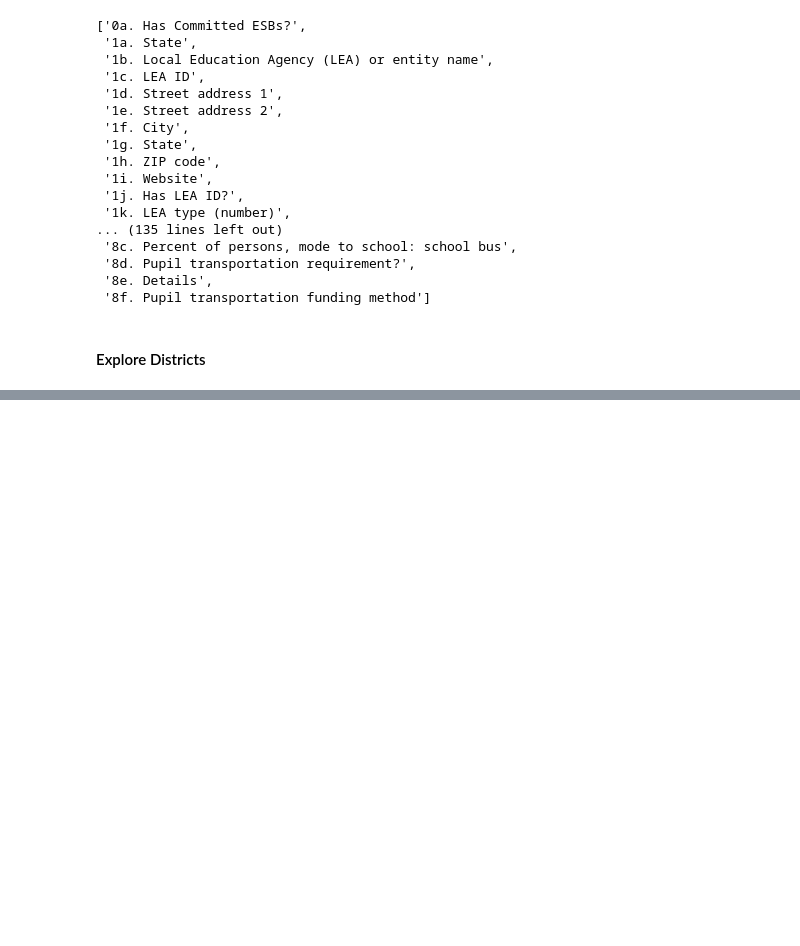
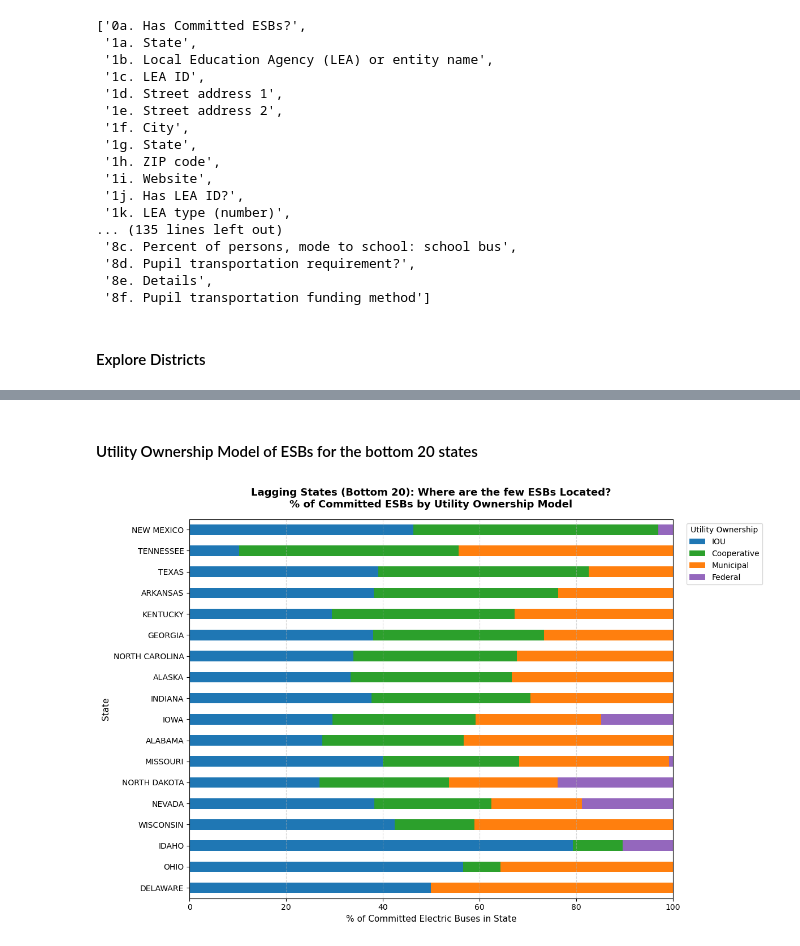
Before and after one commit to dgrasman/magic-school-bus, a Jupyter notebook: msb.ipynb, the cells around one changed output, grey strips where cells are left out. Cells and saved outputs as stored; diff of their text form; code cells hidden in the pictures; blank space fills up the shorter version.

```diff
--- a/msb.ipynb
+++ b/msb.ipynb
@@ -626 +284,71 @@ plt.show()
+# %% [markdown]
+#### Utility Ownership Model of ESBs for the bottom 20 states
+# %%
+# merge datasets only looking at bottom 20 states
+dist_esb = df_districts[["1c. LEA ID", "1a. State", "3a. Number of ESBs committed"]].copy()
+dist_esb = dist_esb[dist_esb["1a. State"].isin(bottom_20_states)]
+
+util_types = {
+    "9d. Investor ownership": "IOU",
+    "9b. Cooperative ownership": "Cooperative",
+    "9e. Municipal ownership": "Municipal",
+    "9c. Federal ownership": "Federal",
+}
+
+merged = dist_esb.merge(
+    df_utilities[["1c. LEA ID"] + list(util_types.keys())],
+    on="1c. LEA ID",
+    how="inner",
+)
+
+# weighted by ESBs committed
+for raw_col, label in util_types.items():
+    is_served = (merged[raw_col].astype(str).str.lower() == "yes").astype(int)
+    merged[label] = is_served * merged["3a. Number of ESBs committed"]
+
+# 5. Aggregate ESBs by utility type across the bottom 20 states
+type_labels = list(util_types.values())
+state_esb_util = (
+    merged.groupby("1a. State")[type_labels].sum()
+)
+
+# only keep states with at least 1 ESB
+state_esb_util = state_esb_util[state_esb_util.sum(axis=1) > 0]
+state_esb_pct = state_esb_util.div(state_esb_util.sum(axis=1), axis=0) * 100
+
+
+state_esb_pct = state_esb_pct.sort_values(by="Cooperative", ascending=True)
+
+
+colors = [
+    "#1f77b4",  # Blue: IOU
+    "#2ca02c",  # Green: Coop
+    "#ff7f0e",  # Orange: Muni
+    "#9467bd",  # Purple: Federal
+]
+
+ax = state_esb_pct.plot(
+    kind="barh",
+    stacked=True,
+    figsize=(12, 8),
+    color=colors,
+    edgecolor="none"
+)
+
+plt.title(
+    "Lagging States (Bottom 20): Where are the few ESBs Located?\n"
+    "% of Committed ESBs by Utility Ownership Model",
+    fontsize=13,
+    fontweight="bold",
+    pad=15,
+)
+plt.xlabel("% of Committed Electric Buses in State", fontsize=11)
+plt.ylabel("State", fontsize=11)
+plt.xlim(0, 100)
+plt.legend(title="Utility Ownership", bbox_to_anchor=(1.02, 1), loc="upper left")
+plt.grid(axis="x", linestyle="--", alpha=0.5)
+plt.tight_layout()
+plt.show()
+# %% [output]
+[figure, added]
 # %%
```
Also changed, not shown: parts of 8 cells of this notebook.
